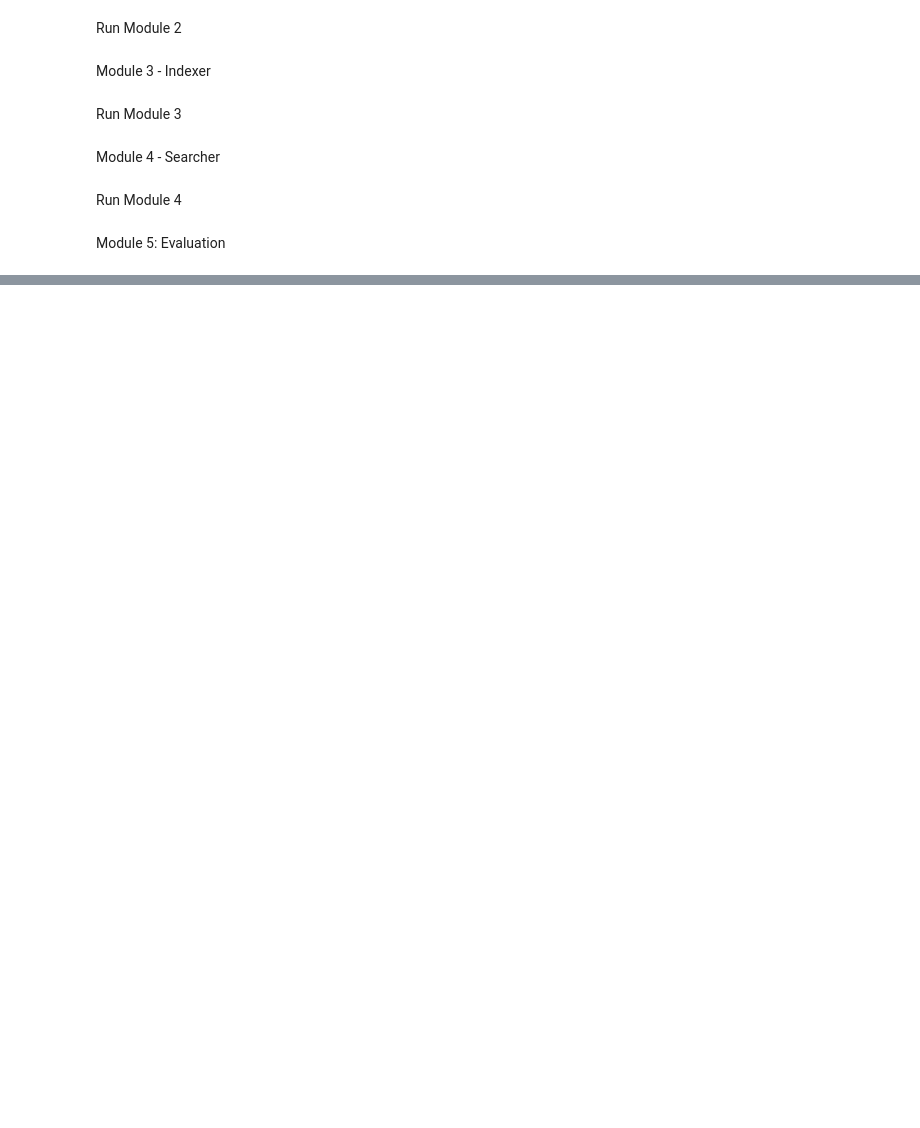
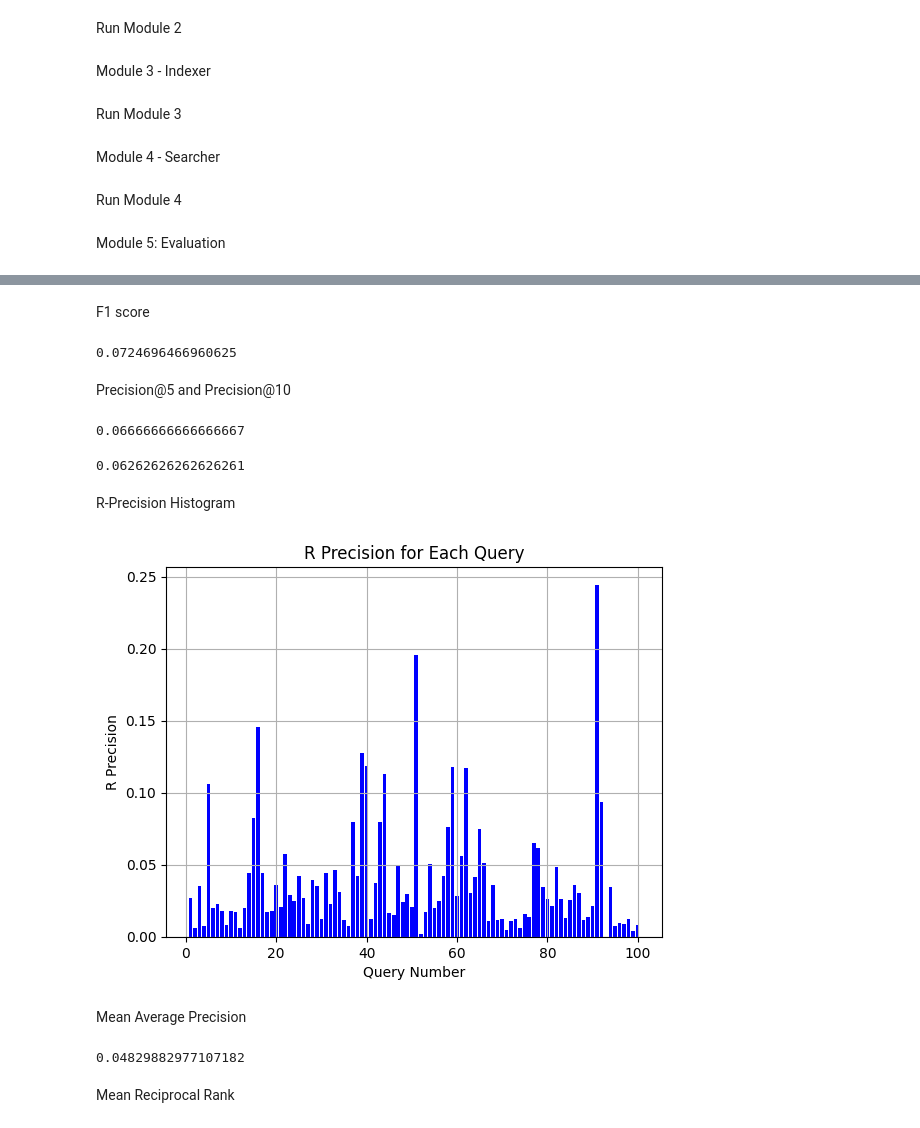
Before and after one commit to luancvieira/Information-Retrieval-Evaluation, a Jupyter notebook: src/IR evaluation.ipynb, the cells around one changed output, grey strips where cells are left out. Cells and saved outputs as stored; diff of their text form; code cells hidden in the pictures; blank space fills up the shorter version.

```diff
--- a/src/IR evaluation.ipynb
+++ b/src/IR evaluation.ipynb
@@ -180,11 +205,21 @@ logger.info("Reading config file " + cfg_file)
 pc_read = None
 pc_queries = None
 pc_expected = None
+pc_stemmer = False
 
 with open(os.path.join("config_files", cfg_file), "r") as f:
     lines = f.readlines()
+
+    if lines[0].replace(" ","").replace("\n", "") == "STEMMER":
+        pc_stemmer = True
+    elif lines[0].replace(" ","").replace("\n", "") == "NOSTEMMER":
+        pc_stemmer = False
+    else:
+    # if option is not 'STEMMER' or 'NOSTEMMER', log error
+        logger.error(f"Error: stemmer selection is not valid in {cfg_file}")
+
     fields = [config_files[name]['field'] for name in config_files if cfg_file.endswith(name + '.cfg')][0]
-    for line in lines:
+    for line in lines[1:]:
         # check if line has format "field=file_path"
         field, file_path = line.strip().split('=')
         # if field is 'LEIA', add file_path to gli_read
@@ -582,0 +666,2 @@ plt.show()
+# %% [markdown]
+F1 score
@@ -582,0 +703,6 @@ plt.show()
+# %%
+f1()
+# %% [output]
+0.0724696466960625
+# %% [markdown]
+Precision@5 and Precision@10
@@ -582,0 +735,44 @@ plt.show()
+# %%
+precision_at_k(5)
+# %% [output]
+0.06666666666666667
+# %%
+precision_at_k(10)
+# %% [output]
+0.06262626262626261
+# %% [markdown]
+R-Precision Histogram
+# %%
+def r_precision_histogram(path, filename):
+
+    # Initialize lists to store query numbers and R precision values
+    query_numbers = []
+    r_precision_values = []
+
+    # Loop through each unique query number
+    for query_number in sorted_df['QueryNumber'].unique():
+        # Filter the DataFrame for the current query number
+        query_df = sorted_df[sorted_df['QueryNumber'] == query_number]
+
+        # Get the labels and calculate R precision
+        labels = query_df['labels']
+        r_precision = np.mean(labels[:len(labels)])
+
+        # Append the query number and R precision value to the lists
+        query_numbers.append(query_number)
+        r_precision_values.append(r_precision)
+
+    # Plot the R precision values
+    plt.bar(query_numbers, r_precision_values, color='b')
+    plt.xlabel('Query Number')
+    plt.ylabel('R Precision')
+    plt.title('R Precision for Each Query')
+    plt.grid(True)
+    plt.savefig(os.path.join(path, filename))
+    plt.show()
+# %%
+r_precision_histogram("AVALIA", "R_Precision_histogram.png")
+# %% [output]
+[figure, added]
+# %% [markdown]
+Mean Average Precision
@@ -582,0 +806,6 @@ plt.show()
+# %%
+mean_average_precision()
+# %% [output]
+0.04829882977107182
+# %% [markdown]
+Mean Reciprocal Rank
```
Also changed, not shown: parts of 31 cells of this notebook, 16 other files.
